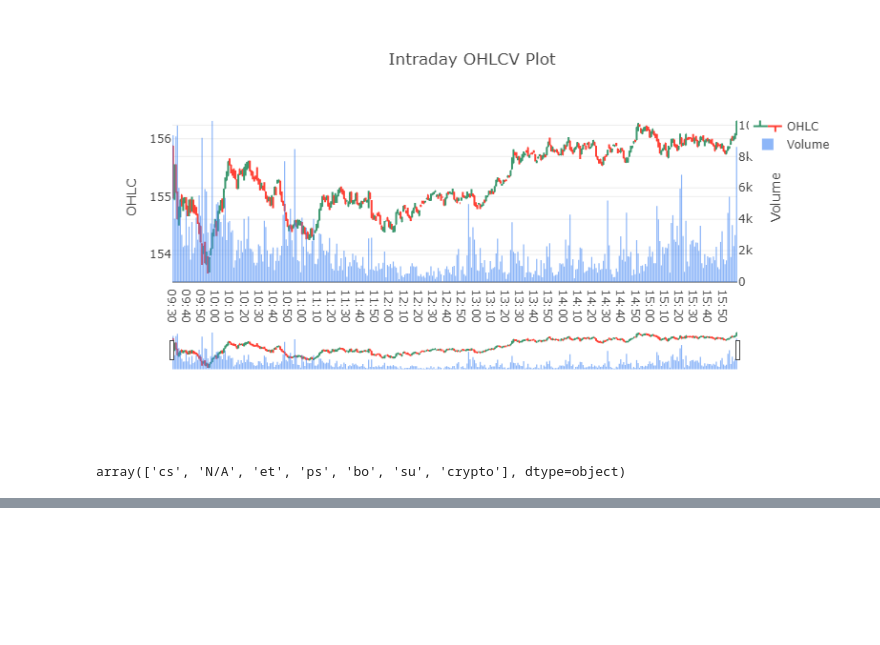
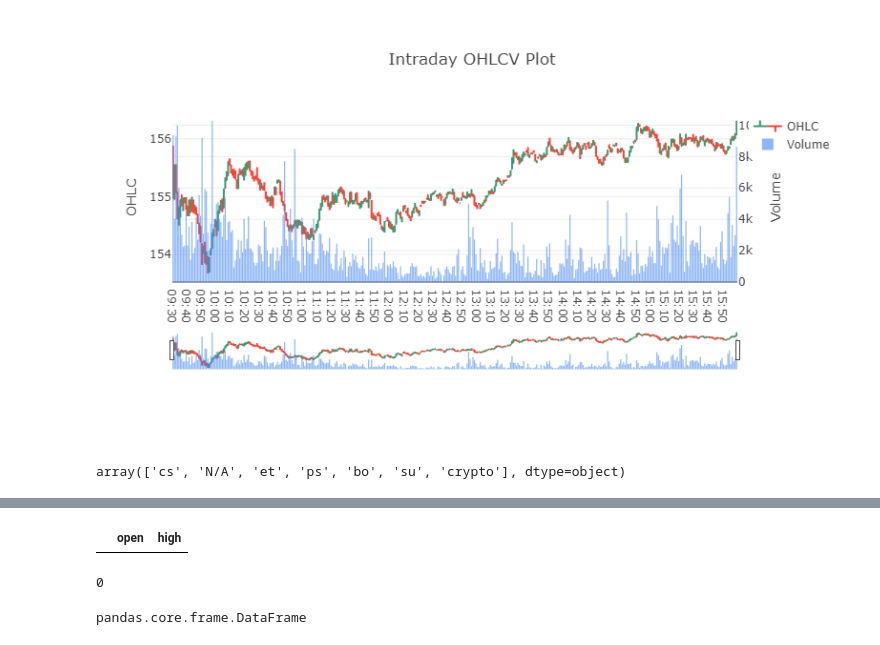
Before and after one commit to bormanjo/markets-monitor, a Jupyter notebook: Untitled.ipynb, the cells around one changed output, grey strips where cells are left out. Saved outputs shown, nothing was run; the diff lists cells and outputs as text; code cells hidden in the pictures; blank space fills up the shorter version.

```diff
--- a/Untitled.ipynb
+++ b/Untitled.ipynb
@@ -80,0 +57,14 @@ Dropdown(options=[{'label': 'Agilent Technologies Inc.', 'value': 'A'}, {'label'
+# %%
+pd.DataFrame(columns=["open", "high"])
+# %% [output]
+|  | open | high |
+# %%
+today.weekday()
+# %% [output]
+0
+# %%
+import iexfinance as iex
+df = iex.stocks.get_historical_intraday("AAPL", datetime.today(), output_format="pandas")
+type(df)
+# %% [output]
+pandas.core.frame.DataFrame
```
Also changed, not shown: parts of 2 cells of this notebook, 7 other files.
